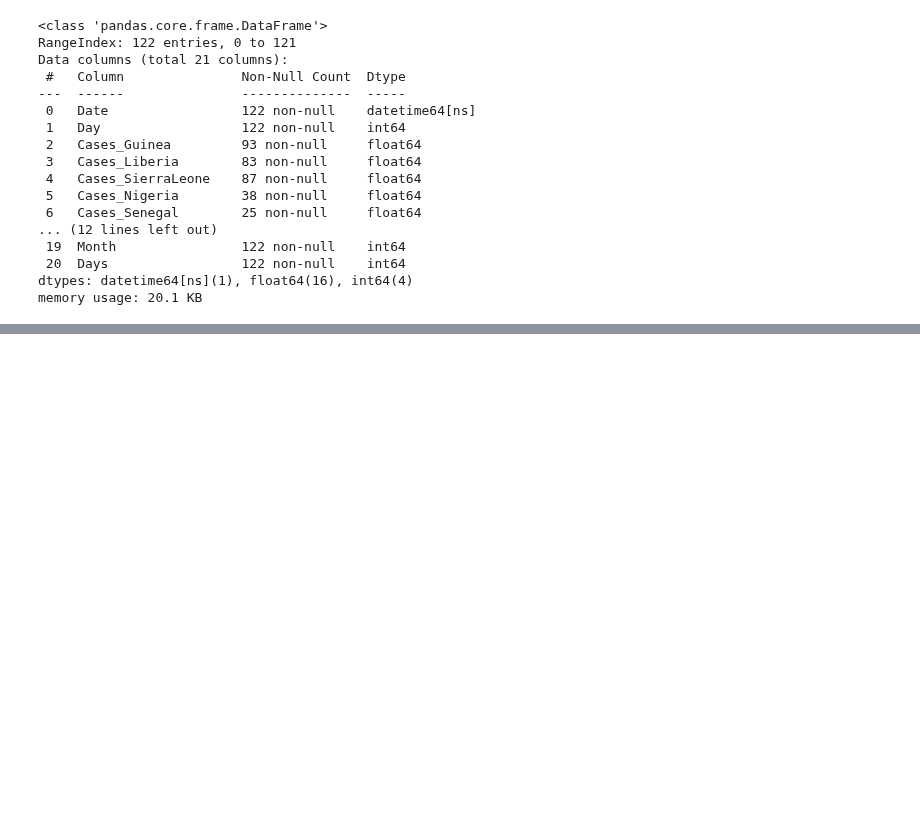
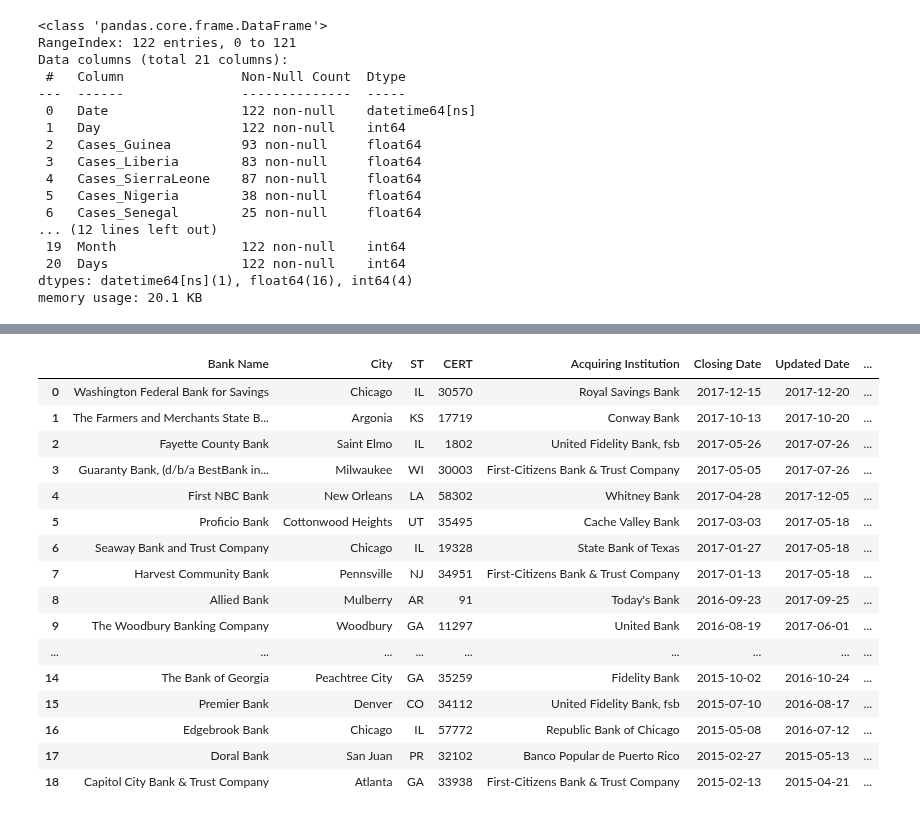
Before and after one commit to layla-focalors/pandas_learning, a Jupyter notebook: Learning_Final_Exam/Layla.ipynb, the cells around one changed output, grey strips where cells are left out. Cells and saved outputs as stored; diff of their text form; code cells hidden in the pictures; blank space fills up the shorter version.

```diff
--- a/Learning_Final_Exam/Layla.ipynb
+++ b/Learning_Final_Exam/Layla.ipynb
@@ -1180,0 +1211,2 @@ memory usage: 20.1 KB
+# %%
+df = pd.read_csv('../data/banklist.csv', parse_dates=['Closing Date', 'Updated Date'])
@@ -1180,0 +1230,23 @@ memory usage: 20.1 KB
+# %%
+df['closing_quarter'] = df['Closing Date'].dt.quarter
+df['closing_year'] = df['Closing Date'].dt.year
+# %%
+df[['Closing Date', 'clo']]
+# %% [output]
+|  | Bank Name | City | ST | CERT | Acquiring Institution | Closing Date | Updated Date | ... |
+| 0 | Washington Federal Bank for Savings | Chicago | IL | 30570 | Royal Savings Bank | 2017-12-15 | 2017-12-20 | ... |
+| 1 | The Farmers and Merchants State B... | Argonia | KS | 17719 | Conway Bank | 2017-10-13 | 2017-10-20 | ... |
+| 2 | Fayette County Bank | Saint Elmo | IL | 1802 | United Fidelity Bank, fsb | 2017-05-26 | 2017-07-26 | ... |
+| 3 | Guaranty Bank, (d/b/a BestBank in... | Milwaukee | WI | 30003 | First-Citizens Bank & Trust Company | 2017-05-05 | 2017-07-26 | ... |
+| 4 | First NBC Bank | New Orleans | LA | 58302 | Whitney Bank | 2017-04-28 | 2017-12-05 | ... |
+| 5 | Proficio Bank | Cottonwood Heights | UT | 35495 | Cache Valley Bank | 2017-03-03 | 2017-05-18 | ... |
+| 6 | Seaway Bank and Trust Company | Chicago | IL | 19328 | State Bank of Texas | 2017-01-27 | 2017-05-18 | ... |
+| 7 | Harvest Community Bank | Pennsville | NJ | 34951 | First-Citizens Bank & Trust Company | 2017-01-13 | 2017-05-18 | ... |
+| 8 | Allied Bank | Mulberry | AR | 91 | Today's Bank | 2016-09-23 | 2017-09-25 | ... |
+| 9 | The Woodbury Banking Company | Woodbury | GA | 11297 | United Bank | 2016-08-19 | 2017-06-01 | ... |
+| ... | ... | ... | ... | ... | ... | ... | ... | ... |
+| 14 | The Bank of Georgia | Peachtree City | GA | 35259 | Fidelity Bank | 2015-10-02 | 2016-10-24 | ... |
+| 15 | Premier Bank | Denver | CO | 34112 | United Fidelity Bank, fsb | 2015-07-10 | 2016-08-17 | ... |
+| 16 | Edgebrook Bank | Chicago | IL | 57772 | Republic Bank of Chicago | 2015-05-08 | 2016-07-12 | ... |
+| 17 | Doral Bank | San Juan | PR | 32102 | Banco Popular de Puerto Rico | 2015-02-27 | 2015-05-13 | ... |
+| 18 | Capitol City Bank & Trust Company | Atlanta | GA | 33938 | First-Citizens Bank & Trust Company | 2015-02-13 | 2015-04-21 | ... |
```
Also changed, not shown: parts of 6 cells of this notebook.
